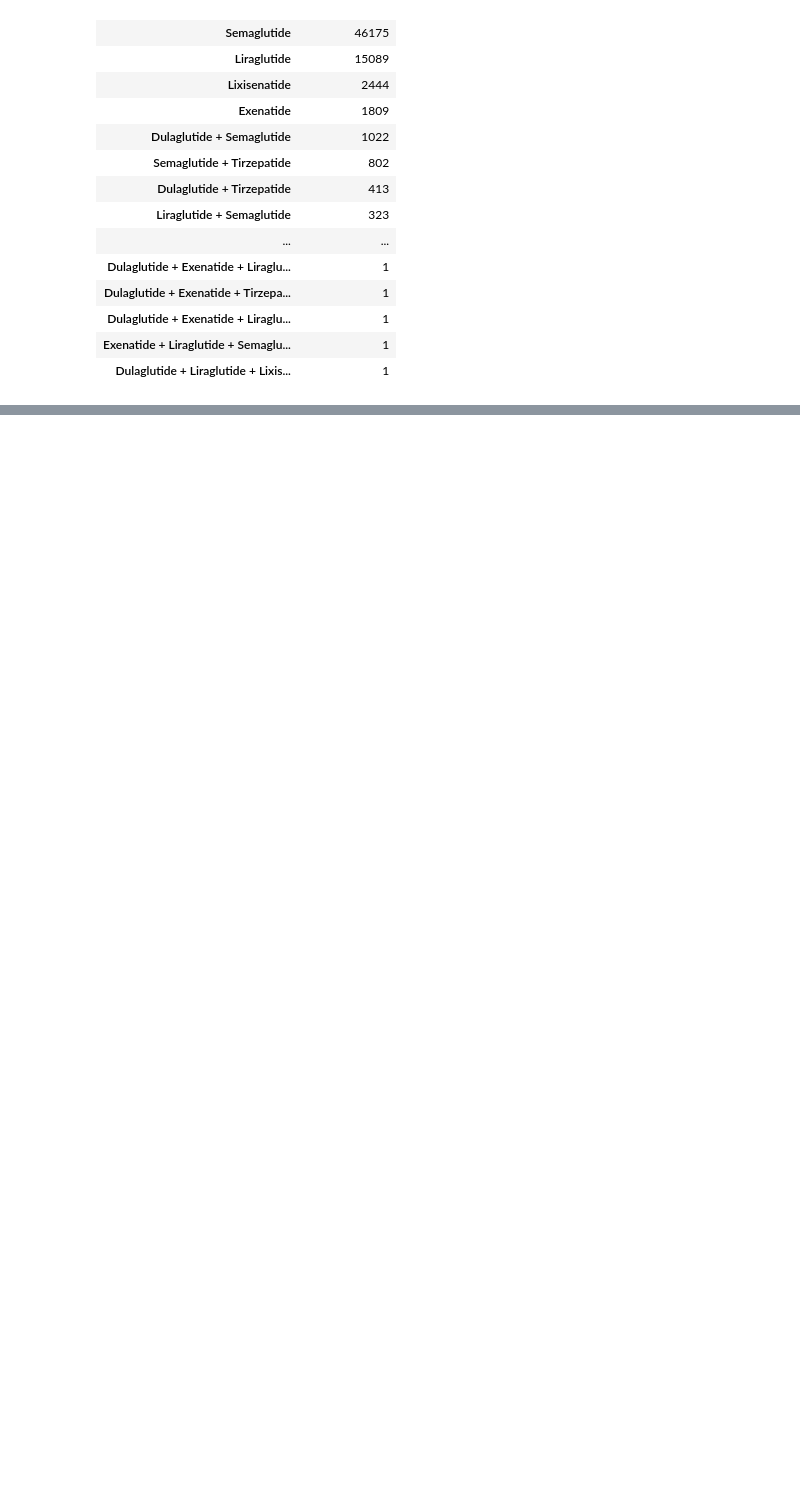
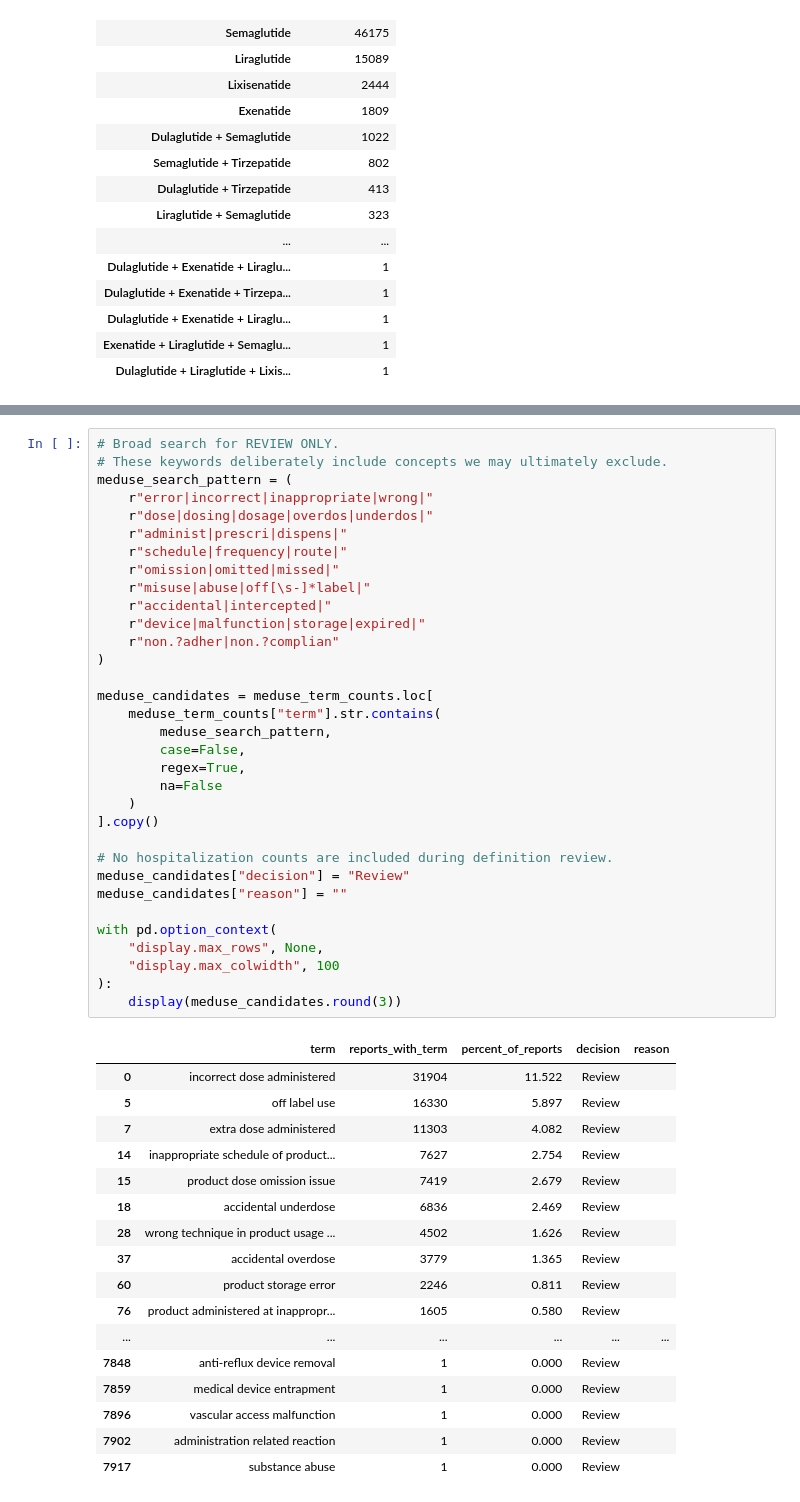
Before and after one commit to SavannaCabrera8796/DS5003_Group_5_Project, a Jupyter notebook: Group 5 Class Project Code.ipynb, the cells around one changed output, grey strips where cells are left out. Cells and saved outputs as stored; diff of their text form; blank space fills up the shorter version.

```diff
--- a/Group 5 Class Project Code.ipynb
+++ b/Group 5 Class Project Code.ipynb
@@ -980,0 +1378,51 @@ Optimization terminated successfully.
+# %%
+# Broad search for REVIEW ONLY.
+# These keywords deliberately include concepts we may ultimately exclude.
+meduse_search_pattern = (
+    r"error|incorrect|inappropriate|wrong|"
+    r"dose|dosing|dosage|overdos|underdos|"
+    r"administ|prescri|dispens|"
+    r"schedule|frequency|route|"
+    r"omission|omitted|missed|"
+    r"misuse|abuse|off[\s-]*label|"
+    r"accidental|intercepted|"
+    r"device|malfunction|storage|expired|"
+    r"non.?adher|non.?complian"
+)
+
+meduse_candidates = meduse_term_counts.loc[
+    meduse_term_counts["term"].str.contains(
+        meduse_search_pattern,
+        case=False,
+        regex=True,
+        na=False
+    )
+].copy()
+
+# No hospitalization counts are included during definition review.
+meduse_candidates["decision"] = "Review"
+meduse_candidates["reason"] = ""
+
+with pd.option_context(
+    "display.max_rows", None,
+    "display.max_colwidth", 100
+):
+    display(meduse_candidates.round(3))
+# %% [output]
+|  | term | reports_with_term | percent_of_reports | decision | reason |
+| 0 | incorrect dose administered | 31904 | 11.522 | Review |  |
+| 5 | off label use | 16330 | 5.897 | Review |  |
+| 7 | extra dose administered | 11303 | 4.082 | Review |  |
+| 14 | inappropriate schedule of product... | 7627 | 2.754 | Review |  |
+| 15 | product dose omission issue | 7419 | 2.679 | Review |  |
+| 18 | accidental underdose | 6836 | 2.469 | Review |  |
+| 28 | wrong technique in product usage ... | 4502 | 1.626 | Review |  |
+| 37 | accidental overdose | 3779 | 1.365 | Review |  |
+| 60 | product storage error | 2246 | 0.811 | Review |  |
+| 76 | product administered at inappropr... | 1605 | 0.580 | Review |  |
+| ... | ... | ... | ... | ... | ... |
+| 7848 | anti-reflux device removal | 1 | 0.000 | Review |  |
+| 7859 | medical device entrapment | 1 | 0.000 | Review |  |
+| 7896 | vascular access malfunction | 1 | 0.000 | Review |  |
+| 7902 | administration related reaction | 1 | 0.000 | Review |  |
+| 7917 | substance abuse | 1 | 0.000 | Review |  |
```
Also changed, not shown: parts of 35 cells of this notebook.
